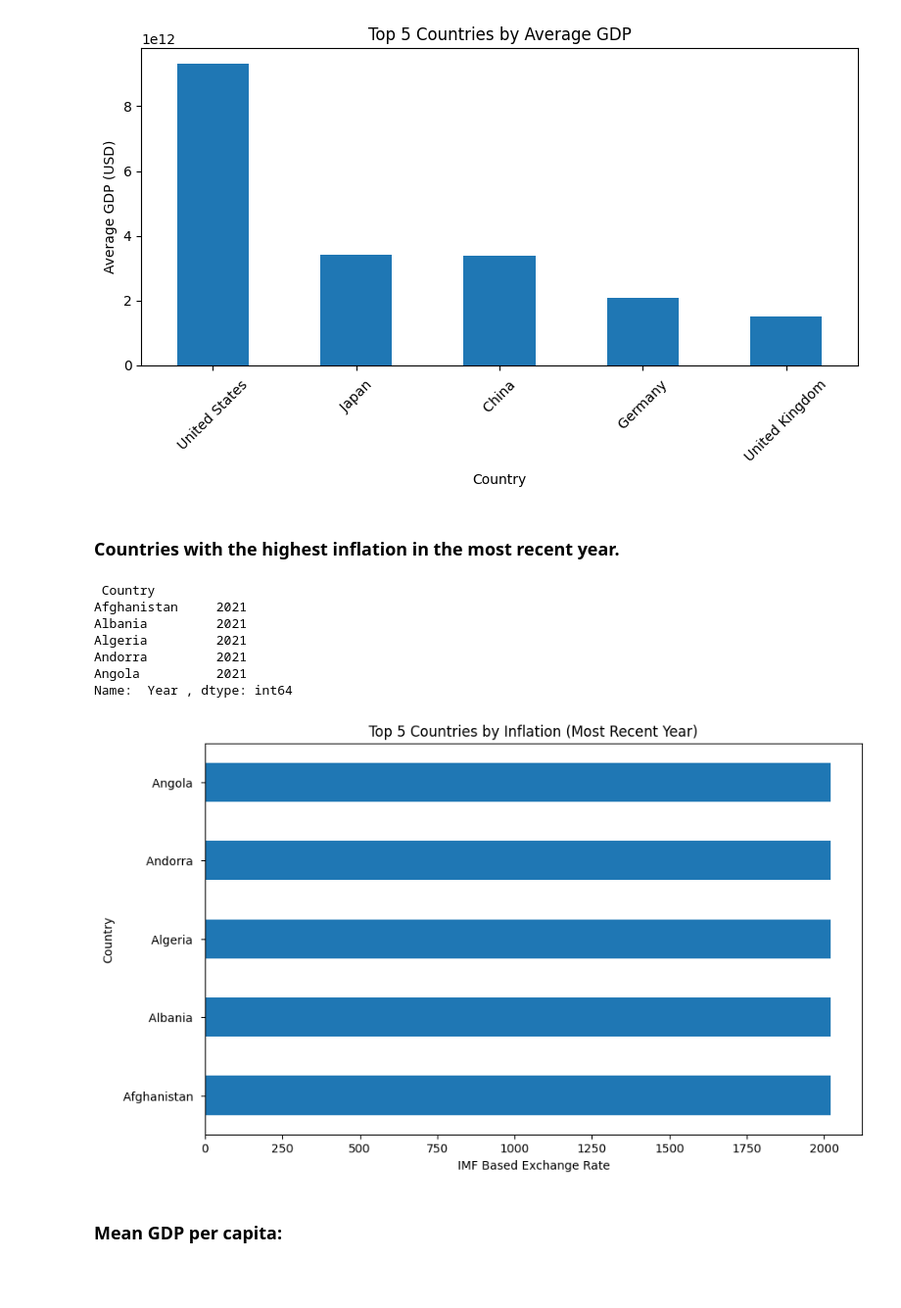
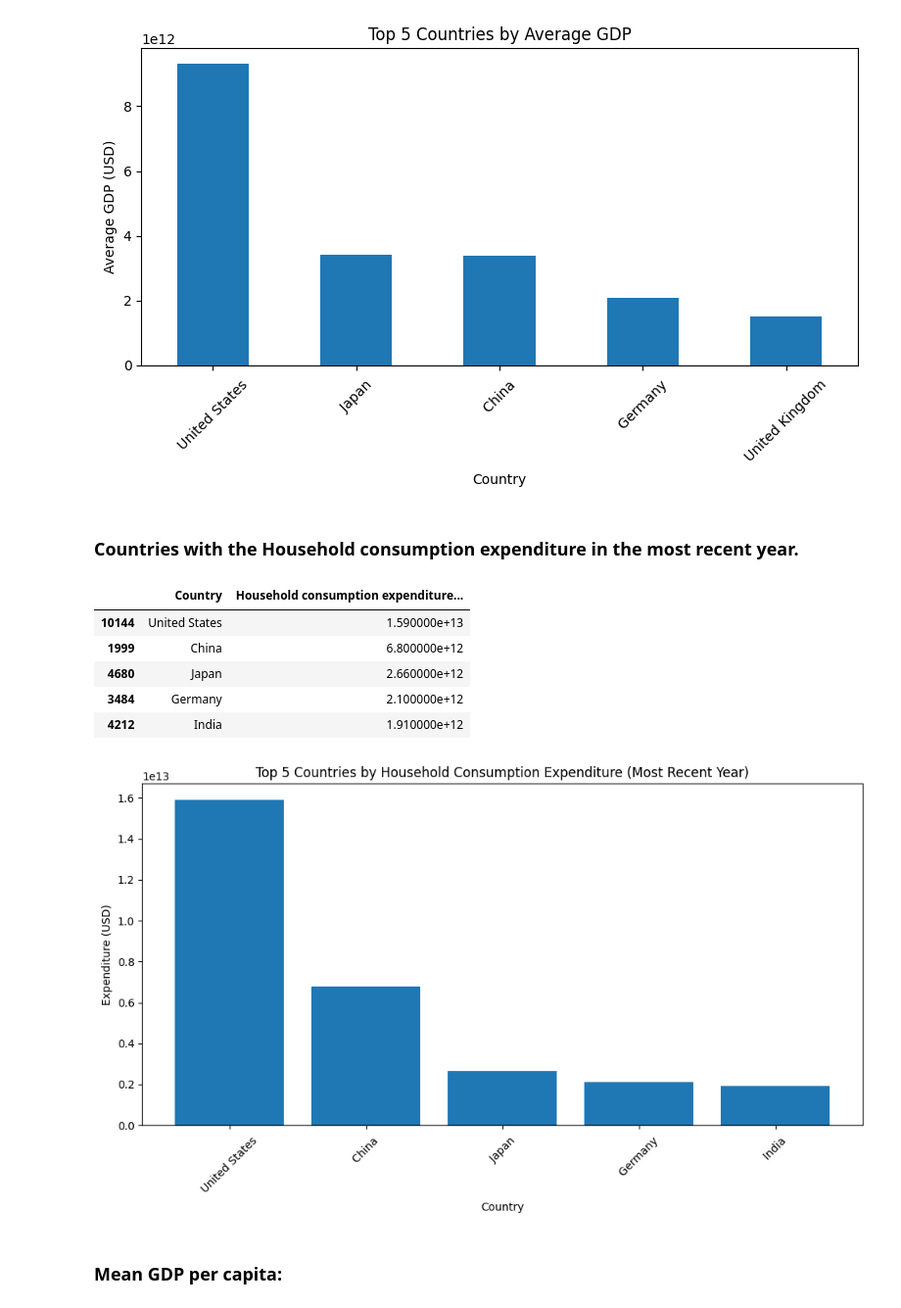
Before and after one commit to khoulaCode/DataScience-Brain-Bytes, a Jupyter notebook: Team_members/from_osama/pandas.ipynb, the cells around one changed output. Shown at 98% size. Drawn from its saved outputs; the diff is of its cells as text; code cells hidden in the pictures; blank space fills up the shorter version.

```diff
--- a/Team_members/from_osama/pandas.ipynb
+++ b/Team_members/from_osama/pandas.ipynb
@@ -241,27 +241,41 @@ plt.show()
 # %% [output]
 [figure]
 # %% [markdown]
-### Countries with the highest inflation in the most recent year.
+### Countries with the Household consumption expenditure in the most recent year.
 # %%
-highest_inflation = df.groupby(' Country ')[' Year '].max().sort_values(ascending = False).head(5)
-highest_inflation
+# highest_inflation = df.groupby(' Country ')[' Year '].max().sort_values(ascending = False).head(5)
+# highest_inflation
+
+year = df[' Year '].max()
+data = df[df[' Year '] == year] # Filter data for that year
+data = data.sort_values(' Household consumption expenditure (including Non-profit institutions serving households) ', ascending=False)
+recent_year_hce = data[[' Country ', ' Household consumption expenditure (including Non-profit institutions serving households) ']].head(5)
+recent_year_hce
 # %% [output]
- Country
-Afghanistan     2021
-Albania         2021
-Algeria         2021
-Andorra         2021
-Angola          2021
-Name:  Year , dtype: int64
+|  | Country | Household consumption expenditure... |
+| 10144 | United States | 1.590000e+13 |
+| 1999 | China | 6.800000e+12 |
+| 4680 | Japan | 2.660000e+12 |
+| 3484 | Germany | 2.100000e+12 |
+| 4212 | India | 1.910000e+12 |
 # %%
-plt.figure(figsize=(10, 6)) # This used to create the canvas which is 10 inches wide and 6 inches tall.
-highest_inflation.plot(kind = 'barh') # We mention the variacle that we want to plot, and the "barh" kind means the horizantal barchart.
-plt.title("Top 5 Countries by Inflation (Most Recent Year)") # This will create the title of the chart.
-plt.xlabel("IMF Based Exchange Rate") # labeling the x-axis to know what we are mean.
-plt.ylabel("Country") # labeling the y-axis to know what we are mean.
+# plt.figure(figsize=(10, 6)) # This used to create the canvas which is 10 inches wide and 6 inches tall.
+# recent_year_hce.plot(kind = 'barh') # We mention the variacle that we want to plot, and the "barh" kind means the horizantal barchart.
+# plt.title("Household Consumption Expenditure") # This will create the title of the chart.
+# plt.xlabel("IMF Based Exchange Rate") # labeling the x-axis to know what we are mean.
+# plt.ylabel(" Country ") # labeling the y-axis to know what we are mean.
+# plt.show()
+
+plt.figure(figsize=(10, 6))
+plt.bar(recent_year_hce[' Country '], recent_year_hce[' Household consumption expenditure (including Non-profit institutions serving households) '])
+plt.title("Top 5 Countries by Household Consumption Expenditure (Most Recent Year)")
+plt.xlabel("Country")
+plt.ylabel("Expenditure (USD)")
+plt.xticks(rotation=45)
+plt.tight_layout()
 plt.show()
 # %% [output]
-[figure, old version]
+[figure, new version]
 # %% [markdown]
 ### Mean GDP per capita:
 # %%
```
Also changed, not shown: parts of 4 cells of this notebook.
